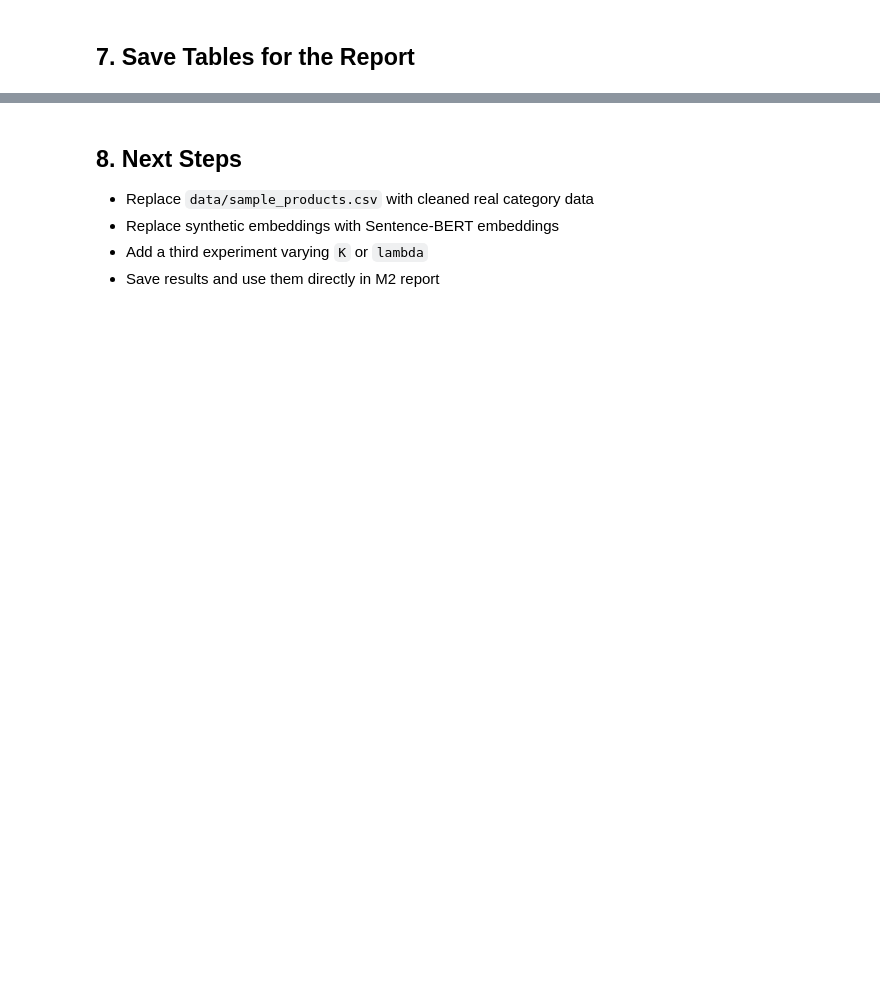
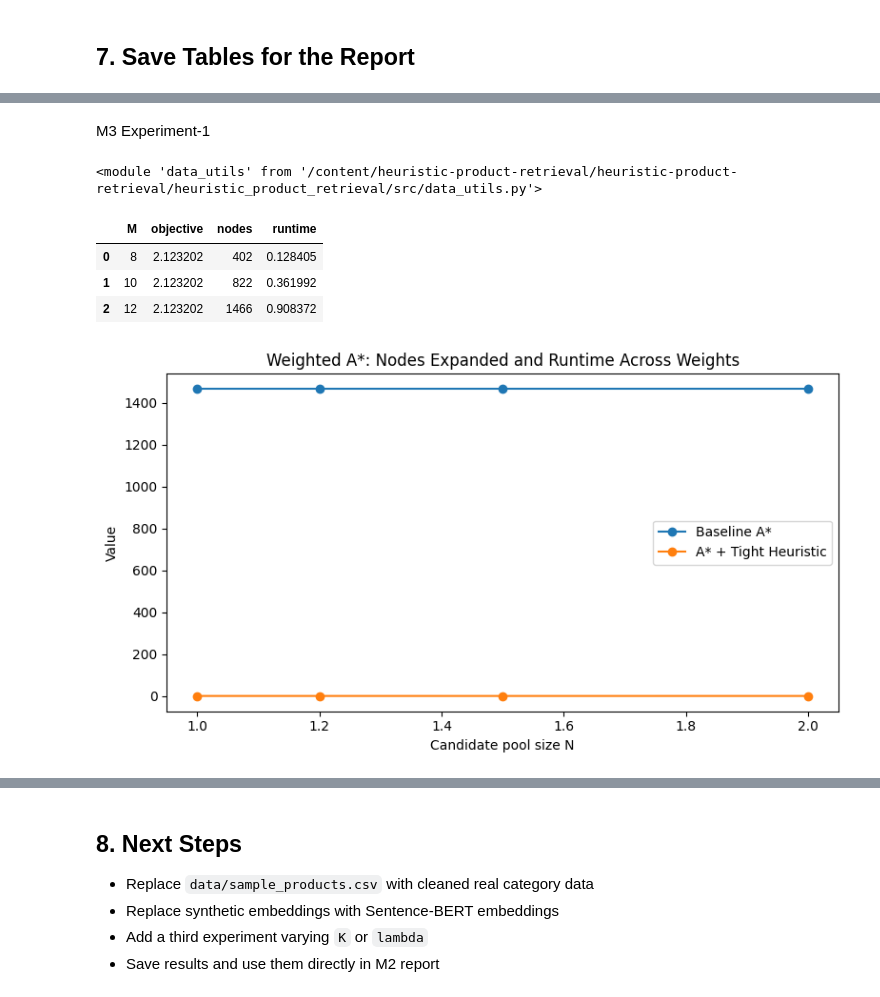
Before and after one commit to sowjanyakaranam/heuristic-product-retrieval, a Jupyter notebook: heuristic_product_retrieval/notebooks/m2_experiments.ipynb, the cells around one changed output, grey strips where cells are left out. Cells and saved outputs as stored; diff of their text form; code cells hidden in the pictures; blank space fills up the shorter version.

Commit message:
Updating corrected code for enhancements and experiments

```diff
--- a/heuristic_product_retrieval/notebooks/m2_experiments.ipynb
+++ b/heuristic_product_retrieval/notebooks/m2_experiments.ipynb
@@ -227,0 +271,14 @@ plot_scaling(
+# %%
+weights = [1.0, 1.2, 1.5, 2.0]
+
+weighted_results = run_weighted_astar_experiment(
+    products=snacks[:12],
+    query_embedding=query_embedding,
+    k=4,
+    weights=weights,
+    heuristic_fn=tight_heuristic,
+    lam=0.30,
+)
+
+df_weighted = pd.DataFrame(weighted_results)
+df_weighted
@@ -266,2 +317,44 @@ plot_scaling(
 # %%
 df_k.to_csv("results/tables/exp3_k_sensitivity.csv", index=False)
+# %% [markdown]
+M3 Experiment-1
+# %%
+import importlib
+import data_utils
+
+importlib.reload(data_utils)
+# %% [output]
+<module 'data_utils' from '/content/heuristic-product-retrieval/heuristic-product-retrieval/heuristic_product_retrieval/src/data_utils.py'>
+# %%
+from data_utils import top_m_by_relevance
+from scoring import relevance
+from astar_baseline import astar_search
+
+ms = [8, 10, 12]
+
+results_topm = []
+
+for m in ms:
+    filtered = top_m_by_relevance(snacks, query_embedding, m, relevance)
+
+    res = astar_search(
+        filtered,
+        query_embedding,
+        k=4,
+        heuristic_fn=tight_heuristic
+    )
+
+    results_topm.append({
+        "M": m,
+        "objective": res["objective"],
+        "nodes": res["nodes_expanded"],
+        "runtime": res["runtime_sec"],
+    })
+
+df_topm = pd.DataFrame(results_topm)
+df_topm
+# %% [output]
+|  | M | objective | nodes | runtime |
+| 0 | 8 | 2.123202 | 402 | 0.128405 |
+| 1 | 10 | 2.123202 | 822 | 0.361992 |
+| 2 | 12 | 2.123202 | 1466 | 0.908372 |
@@ -267,0 +363,11 @@ df_k.to_csv("results/tables/exp3_k_sensitivity.csv", index=False)
+# %%
+plot_scaling(
+    ns=df_weighted["weight"].tolist(),
+    baseline_vals=df_weighted["nodes_expanded"].tolist(),
+    tight_vals=df_weighted["runtime_sec"].tolist(),
+    ylabel="Value",
+    title="Weighted A*: Nodes Expanded and Runtime Across Weights",
+    output_path="results/figures/weighted_astar_tradeoff.png",
+)
+# %% [output]
+[figure, added]
```
Also changed, not shown: parts of 28 cells of this notebook.
